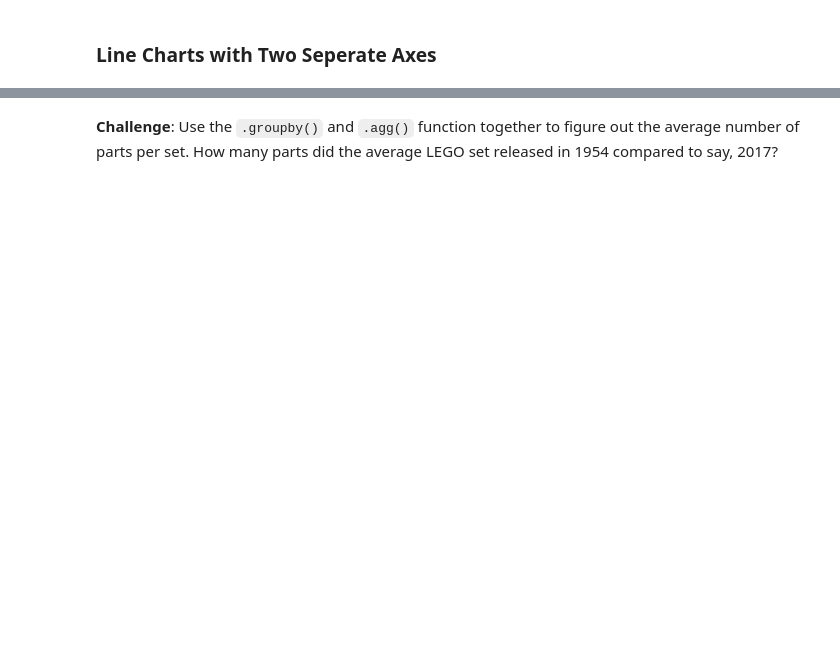
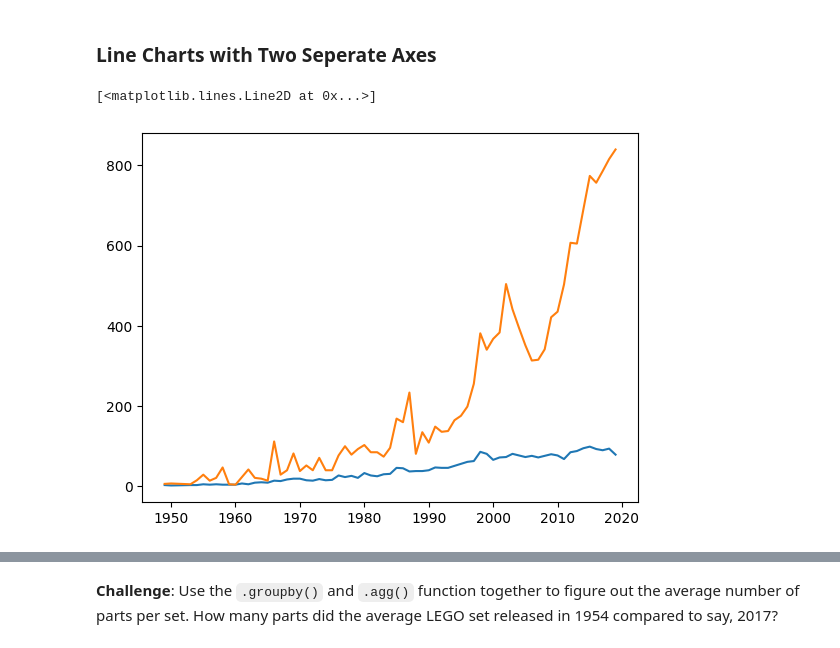
Before and after one commit to mfarhancode/100-days-of-code-python-bootcamp, a Jupyter notebook: day_74_aggregate_and_merge_data_with_pandas/Lego_Analysis_for_Course.ipynb, the cells around one changed output, grey strips where cells are left out. Drawn from its saved outputs; the diff is of its cells as text; code cells hidden in the pictures; blank space fills up the shorter version.

```diff
--- a/day_74_aggregate_and_merge_data_with_pandas/Lego_Analysis_for_Course.ipynb
+++ b/day_74_aggregate_and_merge_data_with_pandas/Lego_Analysis_for_Course.ipynb
@@ -62,2 +198,8 @@ Let's work out the number of different themes shipped by year. This means we hav
 # %% [markdown]
 ### Line Charts with Two Seperate Axes
+# %%
+plt.plot(themes_by_year[:-2])
+plt.plot(sets_by_year[:-2])
+# %% [output]
+[<matplotlib.lines.Line2D at 0x...>]
+[figure, added]
```
Also changed, not shown: parts of 35 cells of this notebook.
